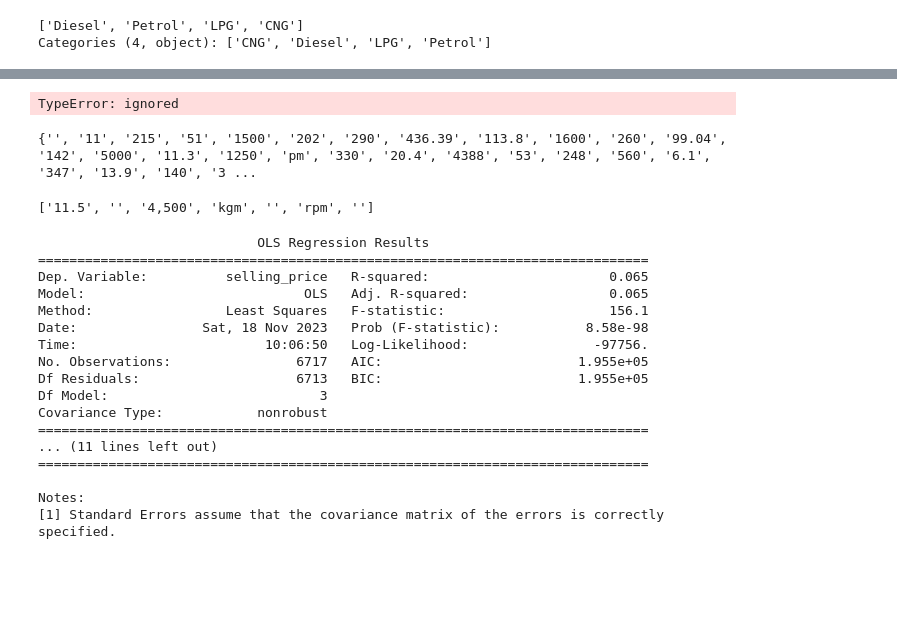
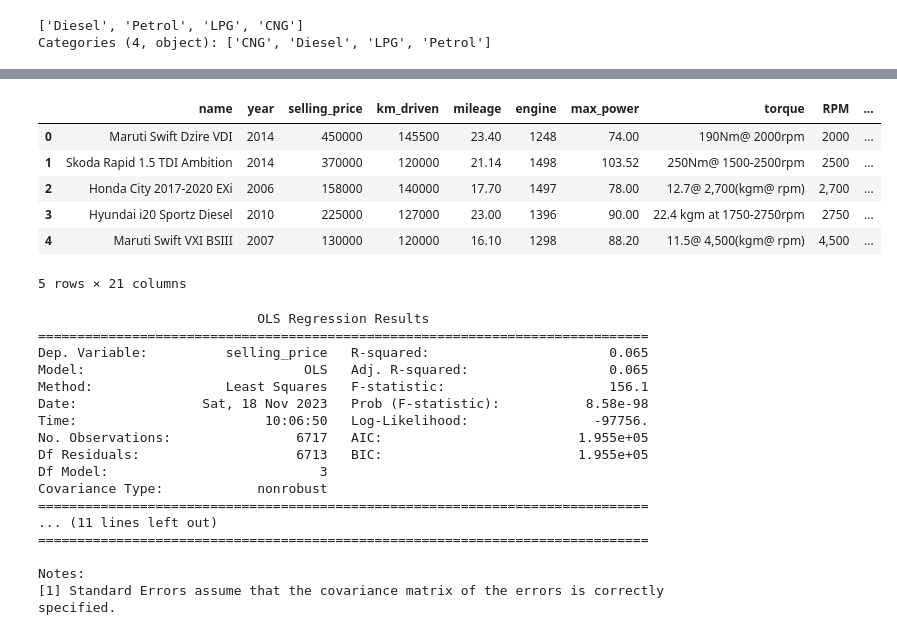
Before and after one commit to haverstein/CarDekho-Analysis, a Jupyter notebook: Copy_of_CarDekho_Analysis.ipynb, the cells around one changed output, grey strips where cells are left out. Saved outputs shown, nothing was run; the diff lists cells and outputs as text; code cells hidden in the pictures; blank space fills up the shorter version.

Commit message:
Fixed torque data

```diff
--- a/Copy_of_CarDekho_Analysis.ipynb
+++ b/Copy_of_CarDekho_Analysis.ipynb
@@ -185,9 +185,9 @@ df.head()
 | 3 | Hyundai i20 Sportz Diesel | 2010 | 225000 | 127000 | 23.00 | 1396 | 90.00 | 22.4 kgm at 1750-2750rpm | 5.0 | 1 | ... |
 | 4 | Maruti Swift VXI BSIII | 2007 | 130000 | 120000 | 16.10 | 1298 | 88.20 | 11.5@ 4,500(kgm@ rpm) | 5.0 | 0 | ... |
 # %%
-def calculateTorque(torque):
+'''def calculateTorque(torque):
   torque = torque.apply(lambda x: re.split(r'\s|\(|\)|@|[NrknRK]|-|\\|~|\+|/',x.replace(',','')))
-  torque = torque.apply(pattern)
+  torque = torque.apply(pattern(torque))
   return torque
 def pattern(x):
   mult = 9.8 if 'gm' in x else 1
@@ -198,21 +198,34 @@ def pattern(x):
   num = num.sort(reverse=True)
   val = min(num) * mult
   t = val/(sum(num.pop())/len(num.pop()))
-  return t
+  return t'''
+
+torqueData =  df['torque'].tolist()
+i=0
+newData=[]
+newTorque=[]
+newRpm=[]
+for x in torqueData:
+  i = i+1
+  mult = 9.8 if 'gm' in x else 1
+  newlist = re.findall("\d+[.,]*\d*", x)
+  convertedTorque = float(newlist[0]) * mult
+  newlist[0] = str(convertedTorque)
+  newTorque.append(newlist[0])
+  newRpm.append(newlist[-1])
+  newData.append(newlist)
+df.insert(8, "torque (Nm)", newTorque, True)
+df.insert(9, "RPM", newRpm, True)
-# %%
-torque = calculateTorque(df.torque)
-torque
-# %% [output]
-TypeError: ignored
-# %%
-str = " ".join(df['torque'])
-print(set(re.split(r'\s|\(|\)|@|[NrknRK]|-|\\|~|\+|/',str.replace(',',''))))
-# %% [output]
-{'', '11', '215', '51', '1500', '202', '290', '436.39', '113.8', '1600', '260', '99.04', '142', '5000', '11.3', '1250', 'pm', '330', '20.4', '4388', '53', '248', '560', '6.1', '347', '13.9', '140', '3 ...
-# %%
-re.split(r'[\s()@]',df.torque[4])
-# %% [output]
-['11.5', '', '4,500', 'kgm', '', 'rpm', '']
+# %%
+df.head()
+# %% [output]
+|  | name | year | selling_price | km_driven | mileage | engine | max_power | torque | RPM | ... |
+| 0 | Maruti Swift Dzire VDI | 2014 | 450000 | 145500 | 23.40 | 1248 | 74.00 | 190Nm@ 2000rpm | 2000 | ... |
+| 1 | Skoda Rapid 1.5 TDI Ambition | 2014 | 370000 | 120000 | 21.14 | 1498 | 103.52 | 250Nm@ 1500-2500rpm | 2500 | ... |
+| 2 | Honda City 2017-2020 EXi | 2006 | 158000 | 140000 | 17.70 | 1497 | 78.00 | 12.7@ 2,700(kgm@ rpm) | 2,700 | ... |
+| 3 | Hyundai i20 Sportz Diesel | 2010 | 225000 | 127000 | 23.00 | 1396 | 90.00 | 22.4 kgm at 1750-2750rpm | 2750 | ... |
+| 4 | Maruti Swift VXI BSIII | 2007 | 130000 | 120000 | 16.10 | 1298 | 88.20 | 11.5@ 4,500(kgm@ rpm) | 4,500 | ... |
+5 rows × 21 columns
 # %%
 # Checking for the significance of fuel type
 m_fuel = ols('selling_price ~ Petrol + LPG + Diesel',data=df).fit()
```
Also changed, not shown: parts of 2 cells of this notebook.
